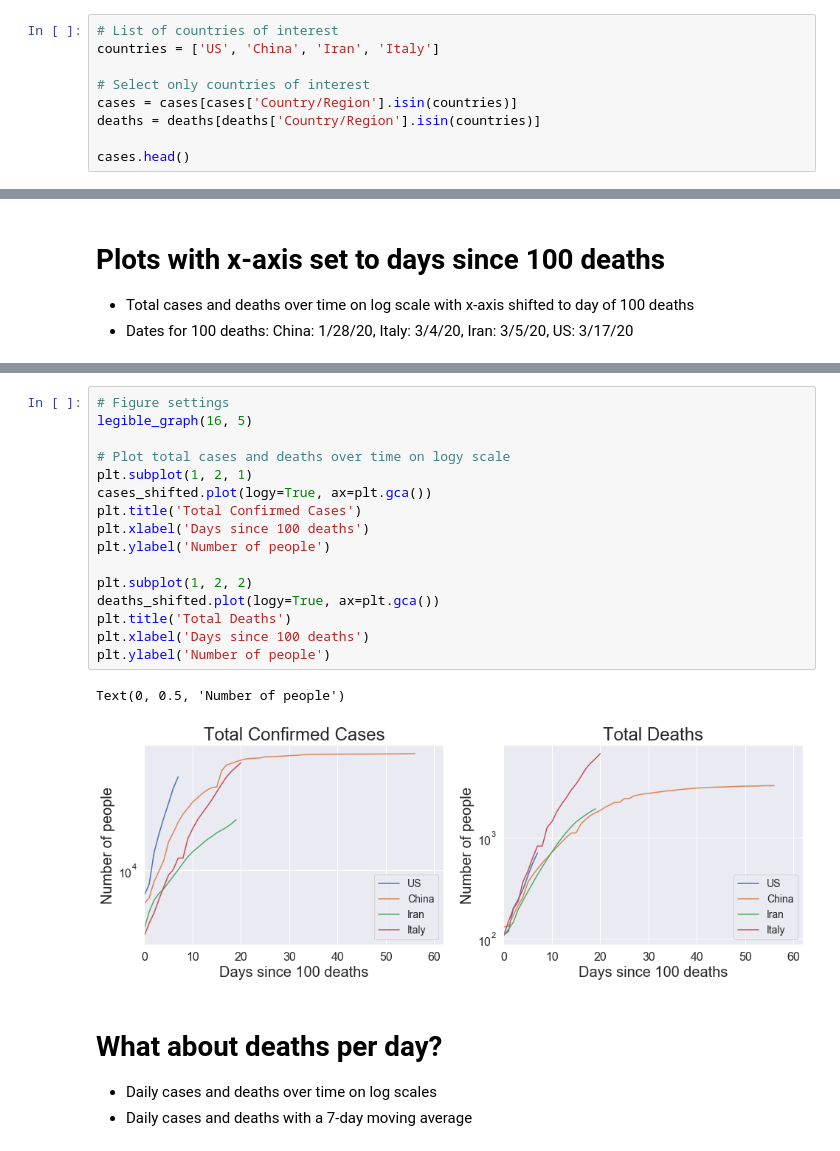
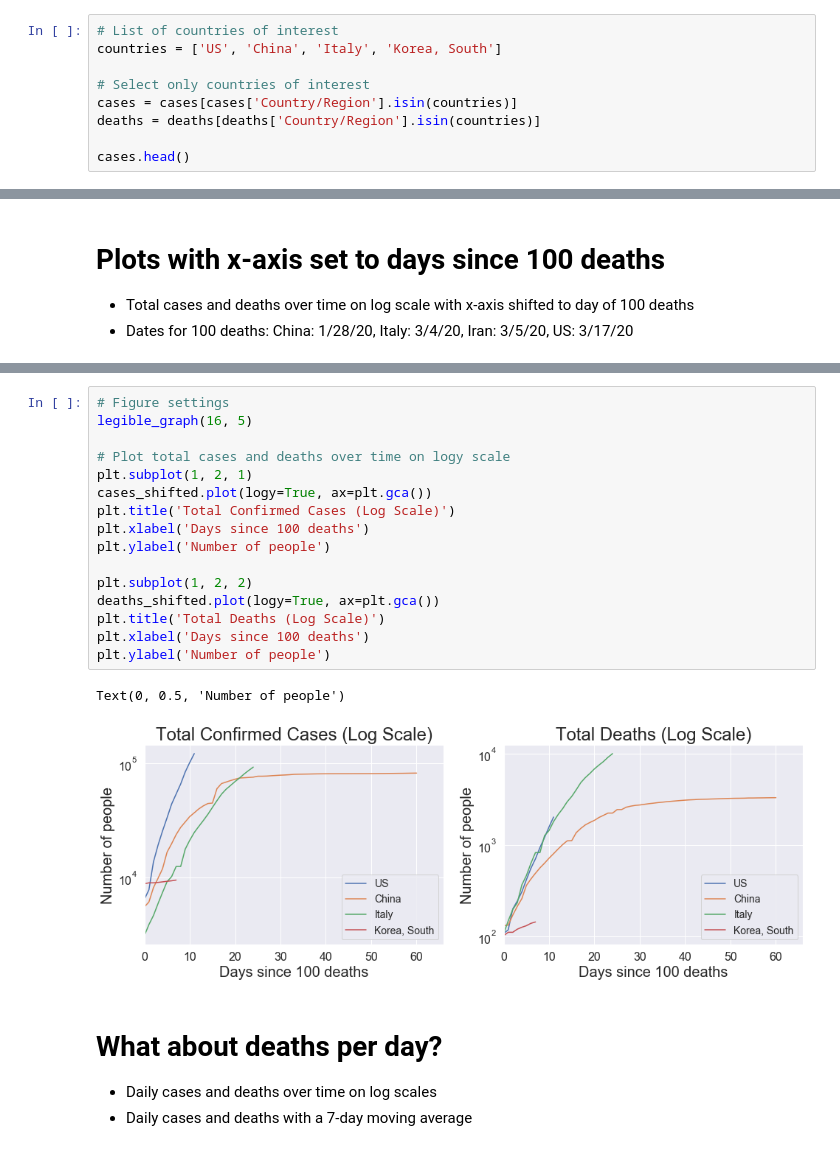
Before and after one commit to AMWen/COVID-19, a Jupyter notebook: COVID-19 with deaths as x.ipynb, the cells around one changed output, grey strips where cells are left out. Saved outputs shown, nothing was run; the diff lists cells and outputs as text.

```diff
--- a/COVID-19 with deaths as x.ipynb
+++ b/COVID-19 with deaths as x.ipynb
@@ -36,6 +36,6 @@ cases.head()
 # %%
 # List of countries of interest
-countries = ['US', 'China', 'Iran', 'Italy']
+countries = ['US', 'China', 'Italy', 'Korea, South']
 
 # Select only countries of interest
 cases = cases[cases['Country/Region'].isin(countries)]
@@ -189,22 +208,22 @@ deaths_shifted.head()
 # %%
 # Figure settings
 legible_graph(16, 5)
 
 # Plot total cases and deaths over time on logy scale
 plt.subplot(1, 2, 1)
 cases_shifted.plot(logy=True, ax=plt.gca())
-plt.title('Total Confirmed Cases')
+plt.title('Total Confirmed Cases (Log Scale)')
 plt.xlabel('Days since 100 deaths')
 plt.ylabel('Number of people')
 
 plt.subplot(1, 2, 2)
 deaths_shifted.plot(logy=True, ax=plt.gca())
-plt.title('Total Deaths')
+plt.title('Total Deaths (Log Scale)')
 plt.xlabel('Days since 100 deaths')
 plt.ylabel('Number of people')
 # %% [output]
 Text(0, 0.5, 'Number of people')
-[figure, old version]
+[figure, new version]
 # %% [markdown]
 # What about deaths per day?
 - Daily cases and deaths over time on log scales
```
Also changed, not shown: parts of 14 cells of this notebook, 8 other files.
